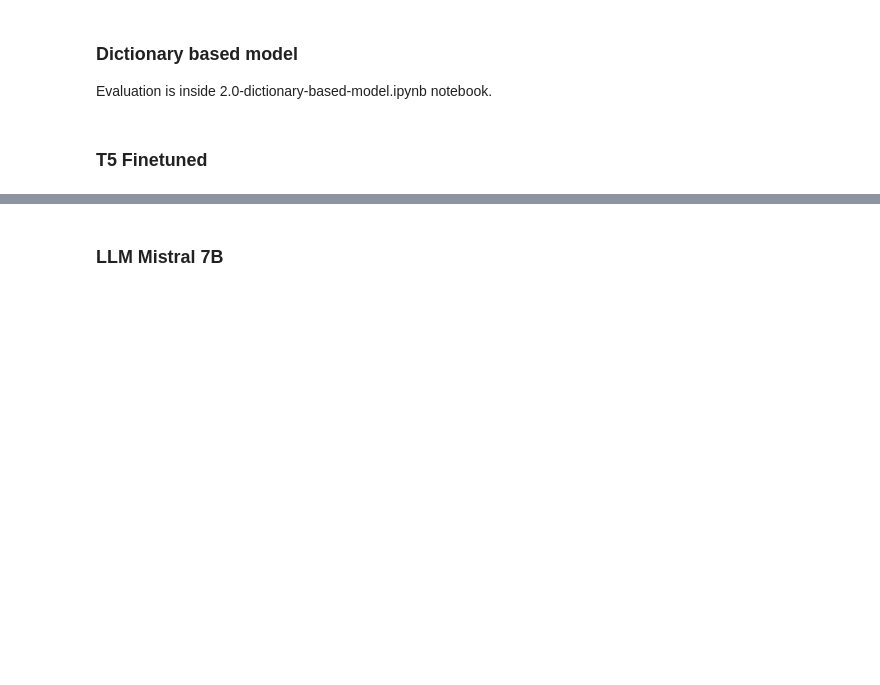
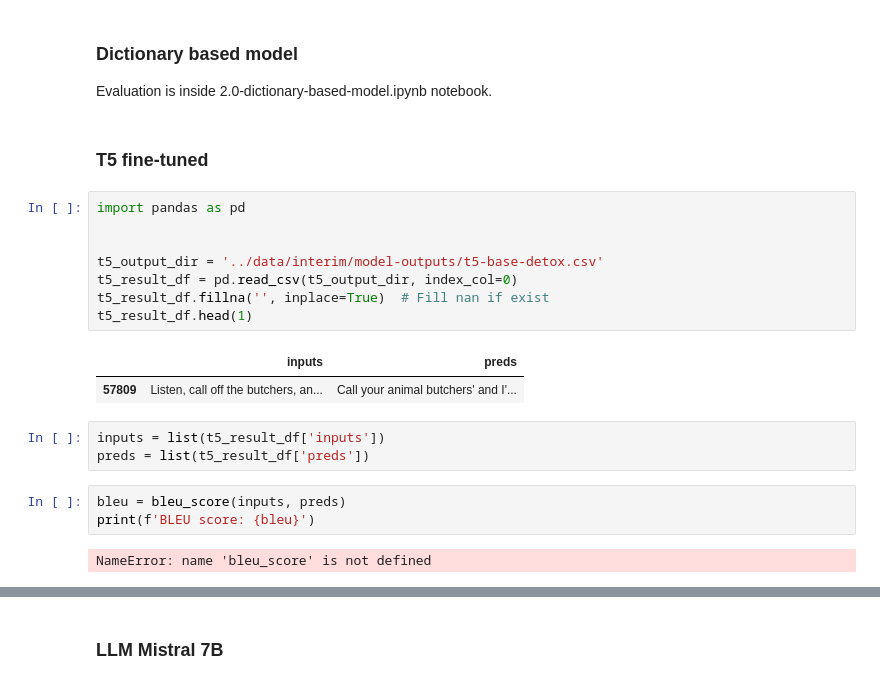
Before and after one commit to kilimanj4r0/text-detoxification, a Jupyter notebook: notebooks/3.0-evalutation.ipynb, the cells around one changed output, grey strips where cells are left out. Drawn from its saved outputs; the diff is of its cells as text; blank space fills up the shorter version.

```diff
--- a/notebooks/3.0-evalutation.ipynb
+++ b/notebooks/3.0-evalutation.ipynb
@@ -69,4 +73,23 @@ BlEU score: 0.4758733096412523
 
 Evaluation is inside 2.0-dictionary-based-model.ipynb notebook.
 # %% [markdown]
-### T5 Finetuned
+### T5 fine-tuned
+# %%
+import pandas as pd
+
+
+t5_output_dir = '../data/interim/model-outputs/t5-base-detox.csv'
+t5_result_df = pd.read_csv(t5_output_dir, index_col=0)
+t5_result_df.fillna('', inplace=True)  # Fill nan if exist
+t5_result_df.head(1)
+# %% [output]
+|  | inputs | preds |
+| 57809 | Listen, call off the butchers, an... | Call your animal butchers' and I'... |
+# %%
+inputs = list(t5_result_df['inputs'])
+preds = list(t5_result_df['preds'])
+# %%
+bleu = bleu_score(inputs, preds)
+print(f'BLEU score: {bleu}')
+# %% [output]
+NameError: name 'bleu_score' is not defined
```
Also changed, not shown: parts of 6 cells of this notebook, 11 other files.
